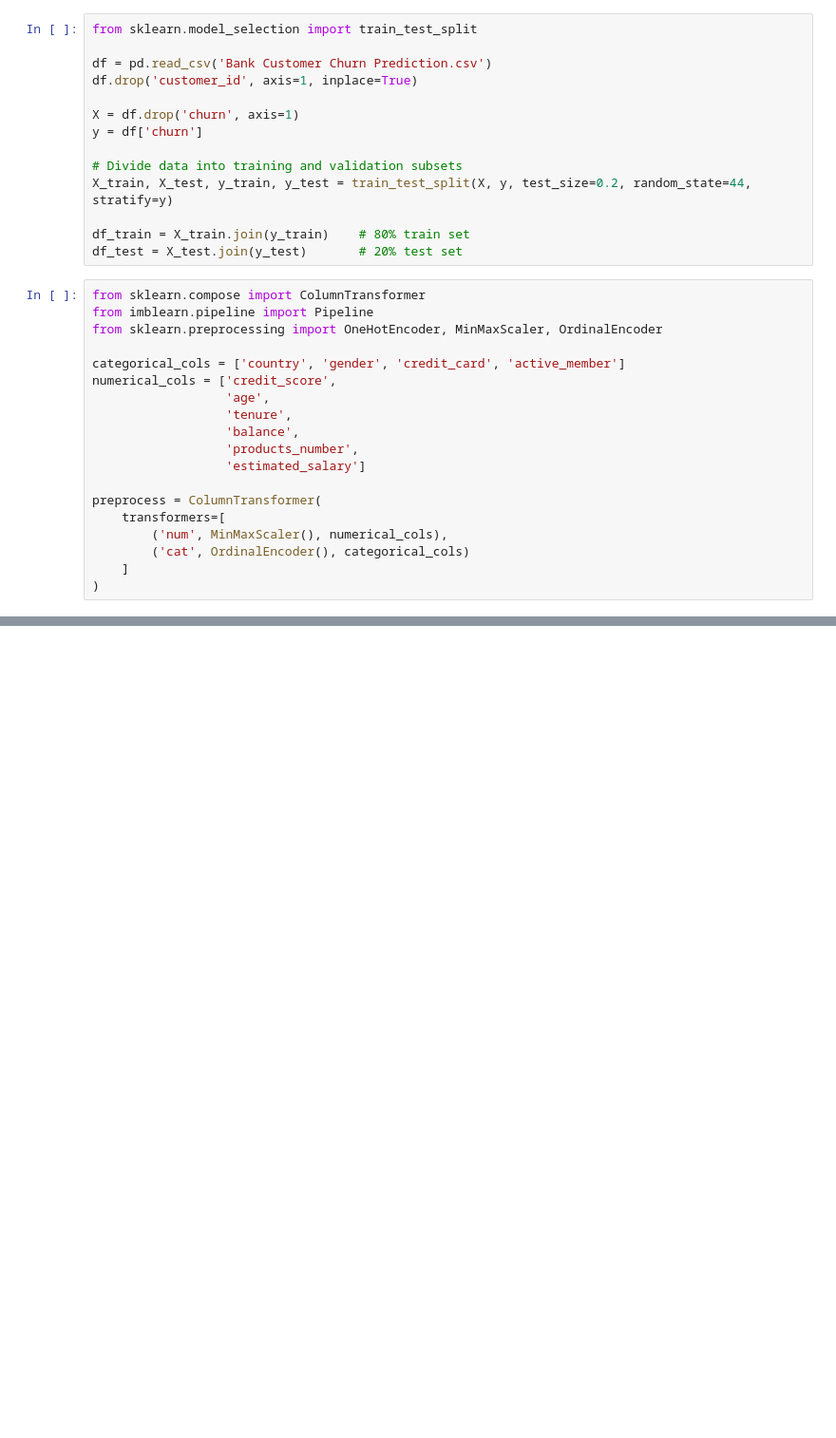
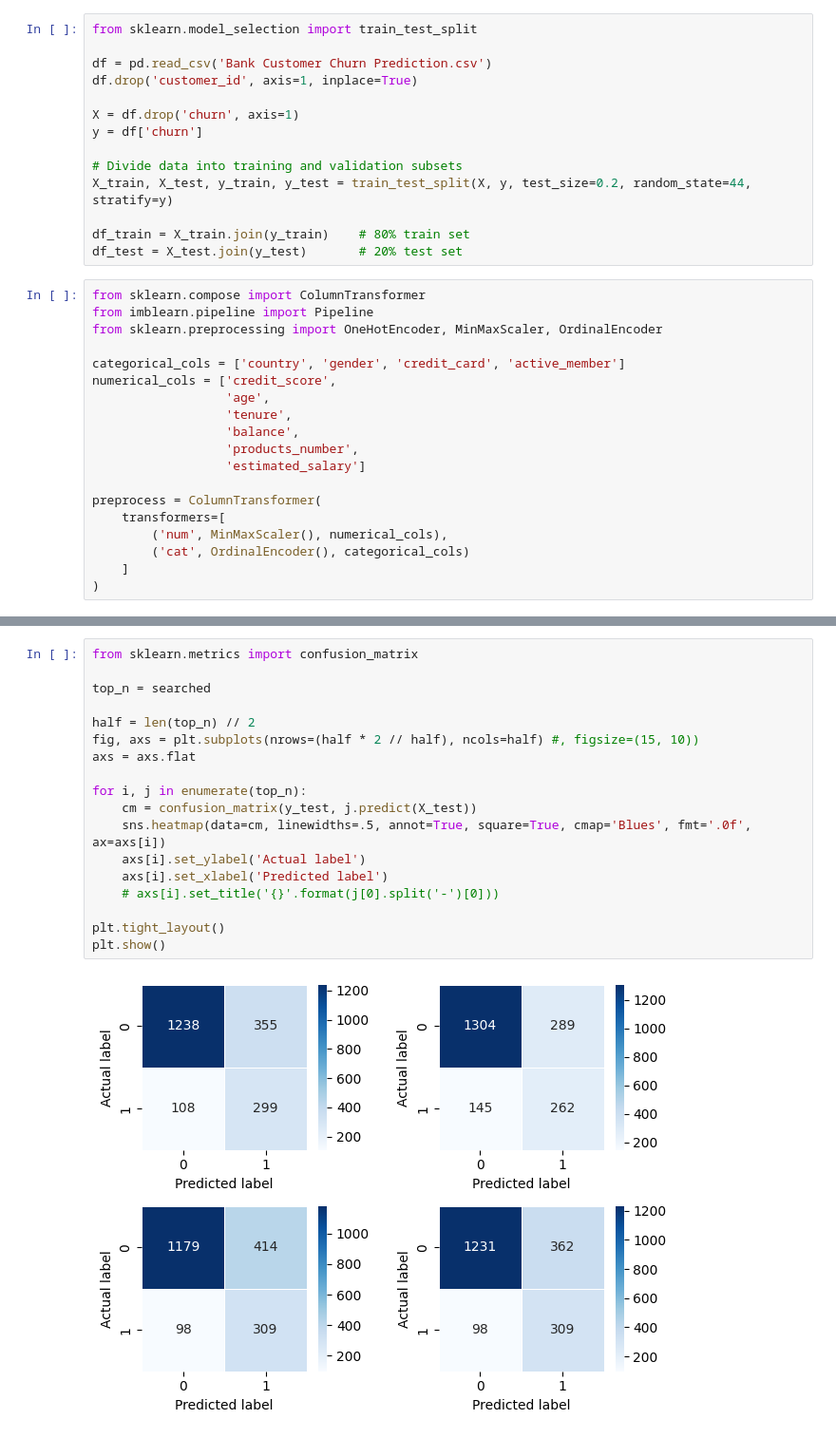
Before and after one commit to pariya47/bank-churn, a Jupyter notebook: very_far_away_from_ajan.ipynb, the cells around one changed output, grey strips where cells are left out. Shown at 95% size. Drawn from its saved outputs; the diff is of its cells as text; blank space fills up the shorter version.

```diff
--- a/very_far_away_from_ajan.ipynb
+++ b/very_far_away_from_ajan.ipynb
@@ -175,0 +305,20 @@ plt.show()
+# %%
+from sklearn.metrics import confusion_matrix
+
+top_n = searched
+
+half = len(top_n) // 2
+fig, axs = plt.subplots(nrows=(half * 2 // half), ncols=half) #, figsize=(15, 10))
+axs = axs.flat
+
+for i, j in enumerate(top_n):
+    cm = confusion_matrix(y_test, j.predict(X_test))
+    sns.heatmap(data=cm, linewidths=.5, annot=True, square=True, cmap='Blues', fmt='.0f', ax=axs[i])
+    axs[i].set_ylabel('Actual label')
+    axs[i].set_xlabel('Predicted label')
+    # axs[i].set_title('{}'.format(j[0].split('-')[0]))
+
+plt.tight_layout()
+plt.show()
+# %% [output]
+[figure, added]
```
Also changed, not shown: parts of 8 cells of this notebook.
